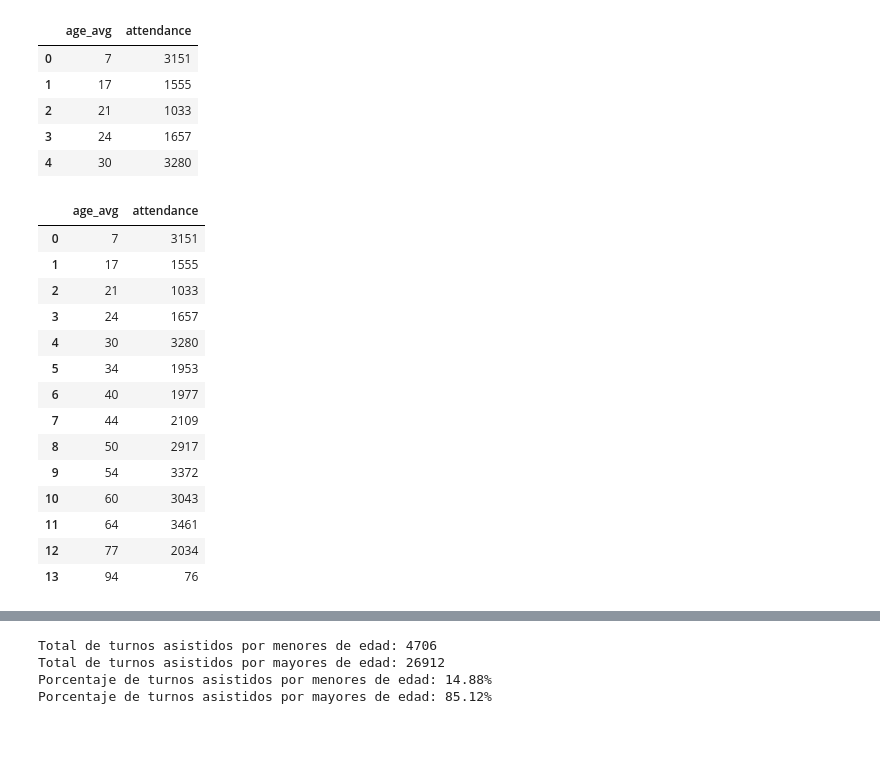
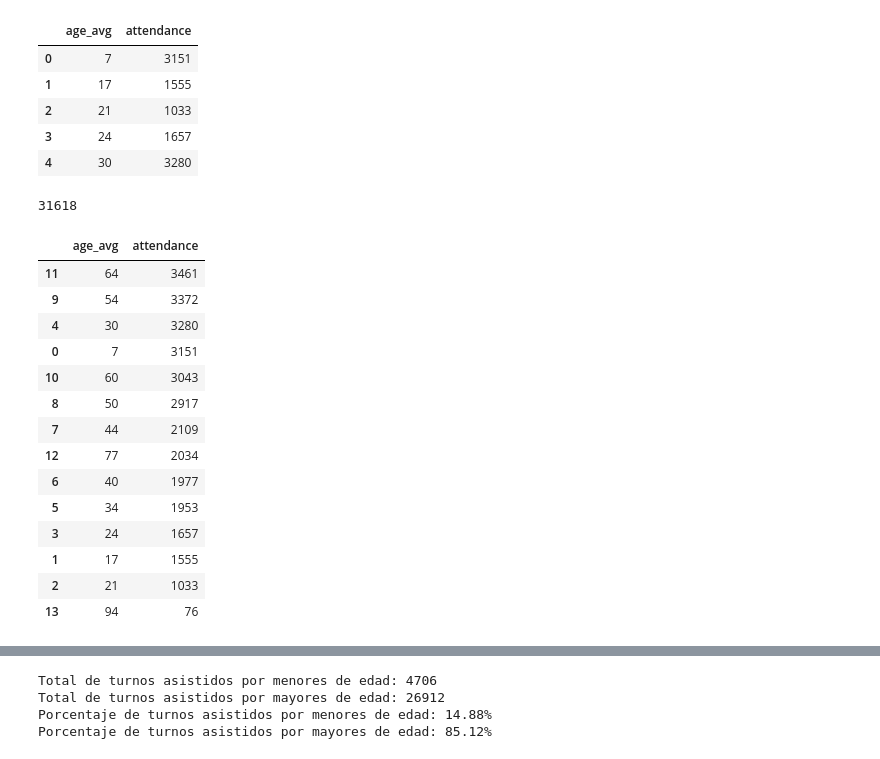
Before and after one commit to manufabregas/Dataset-Asistencia-a-turnos-m-dicos, a Jupyter notebook: Práctico_1_Análisis_y_visualización_de_datos.ipynb, the cells around one changed output, grey strips where cells are left out. Saved outputs shown, nothing was run; the diff lists cells and outputs as text; code cells hidden in the pictures.

```diff
--- a/Práctico_1_Análisis_y_visualización_de_datos.ipynb
+++ b/Práctico_1_Análisis_y_visualización_de_datos.ipynb
@@ -755,27 +755,29 @@ age_turnos.head(5)
 # %%
 # Valores ATIPICOS: 2024. Podemos entender que no se pudo determinar la edad promedio de esos pacientes.
 # Para trabajar el dato, filtraremos los valores atipicos (no los eliminamos,los filtramos para no contabilizarlos en el analisis de edad)
 age_turnos_base = age_turnos[(age_turnos['age_avg'] >= 0) & (age_turnos['age_avg'] <= 94)] # nueva base: age_turnos_base (es decir,sin valores atipicos)
 # Ordenamos la tabla de mayor a menor en base a 'attendance' para visualizar rapidamente cuales son las edades promedios que sacaron mas turnos:
 age_turnos_orden = age_turnos_base.sort_values(by='attendance', ascending=False)
 
 # print(age_turnos_base)
-age_turnos_base#.head(3)
+print(age_turnos_orden['attendance'].sum())
+age_turnos_orden#.head(3)
 # %% [output]
+31618
 |  | age_avg | attendance |
+| 11 | 64 | 3461 |
+| 9 | 54 | 3372 |
+| 4 | 30 | 3280 |
 | 0 | 7 | 3151 |
+| 10 | 60 | 3043 |
+| 8 | 50 | 2917 |
+| 7 | 44 | 2109 |
+| 12 | 77 | 2034 |
+| 6 | 40 | 1977 |
+| 5 | 34 | 1953 |
+| 3 | 24 | 1657 |
 | 1 | 17 | 1555 |
 | 2 | 21 | 1033 |
-| 3 | 24 | 1657 |
-| 4 | 30 | 3280 |
-| 5 | 34 | 1953 |
-| 6 | 40 | 1977 |
-| 7 | 44 | 2109 |
-| 8 | 50 | 2917 |
-| 9 | 54 | 3372 |
-| 10 | 60 | 3043 |
-| 11 | 64 | 3461 |
-| 12 | 77 | 2034 |
 | 13 | 94 | 76 |
 # %%
 fig = go.Figure()
```
Also changed, not shown: parts of 7 cells of this notebook.
